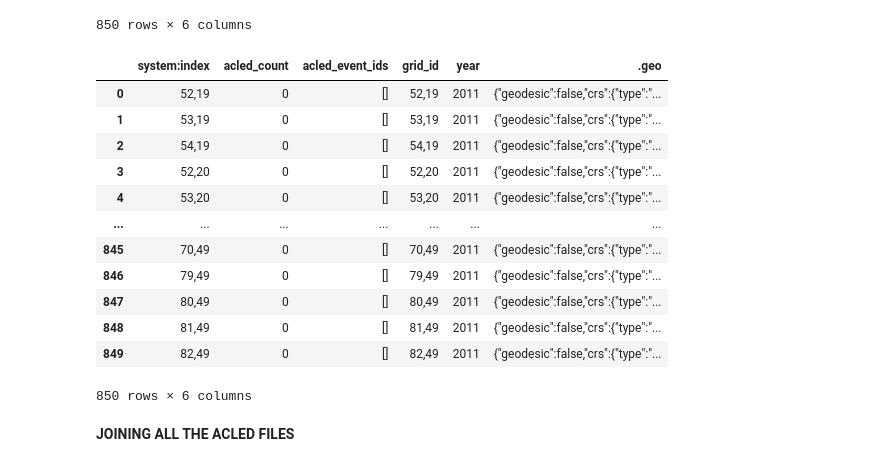
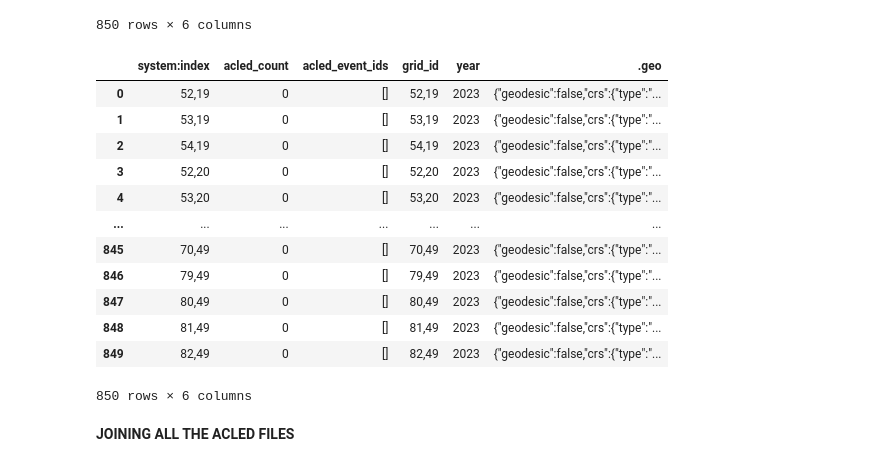
Before and after one commit to sameera006/Final_Dissertation, a Jupyter notebook: ACLED_Sudan.ipynb, the cells around one changed output. Saved outputs shown, nothing was run; the diff lists cells and outputs as text; code cells hidden in the pictures.

```diff
--- a/ACLED_Sudan.ipynb
+++ b/ACLED_Sudan.ipynb
@@ -1472,20 +1459,20 @@ acled22= pd.read_csv("data/new_acled_2000_23/ACLED_2022.csv", encoding = "latin1
 # %%
 acled23= pd.read_csv("data/new_acled_2000_23/ACLED_2023.csv", encoding = "latin1")
 # %%
-acled11
+acled23
 # %% [output]
 |  | system:index | acled_count | acled_event_ids | grid_id | year | .geo |
-| 0 | 52,19 | 0 | [] | 52,19 | 2011 | {"geodesic":false,"crs":{"type":"... |
-| 1 | 53,19 | 0 | [] | 53,19 | 2011 | {"geodesic":false,"crs":{"type":"... |
-| 2 | 54,19 | 0 | [] | 54,19 | 2011 | {"geodesic":false,"crs":{"type":"... |
-| 3 | 52,20 | 0 | [] | 52,20 | 2011 | {"geodesic":false,"crs":{"type":"... |
-| 4 | 53,20 | 0 | [] | 53,20 | 2011 | {"geodesic":false,"crs":{"type":"... |
+| 0 | 52,19 | 0 | [] | 52,19 | 2023 | {"geodesic":false,"crs":{"type":"... |
+| 1 | 53,19 | 0 | [] | 53,19 | 2023 | {"geodesic":false,"crs":{"type":"... |
+| 2 | 54,19 | 0 | [] | 54,19 | 2023 | {"geodesic":false,"crs":{"type":"... |
+| 3 | 52,20 | 0 | [] | 52,20 | 2023 | {"geodesic":false,"crs":{"type":"... |
+| 4 | 53,20 | 0 | [] | 53,20 | 2023 | {"geodesic":false,"crs":{"type":"... |
 | ... | ... | ... | ... | ... | ... | ... |
-| 845 | 70,49 | 0 | [] | 70,49 | 2011 | {"geodesic":false,"crs":{"type":"... |
-| 846 | 79,49 | 0 | [] | 79,49 | 2011 | {"geodesic":false,"crs":{"type":"... |
-| 847 | 80,49 | 0 | [] | 80,49 | 2011 | {"geodesic":false,"crs":{"type":"... |
-| 848 | 81,49 | 0 | [] | 81,49 | 2011 | {"geodesic":false,"crs":{"type":"... |
-| 849 | 82,49 | 0 | [] | 82,49 | 2011 | {"geodesic":false,"crs":{"type":"... |
+| 845 | 70,49 | 0 | [] | 70,49 | 2023 | {"geodesic":false,"crs":{"type":"... |
+| 846 | 79,49 | 0 | [] | 79,49 | 2023 | {"geodesic":false,"crs":{"type":"... |
+| 847 | 80,49 | 0 | [] | 80,49 | 2023 | {"geodesic":false,"crs":{"type":"... |
+| 848 | 81,49 | 0 | [] | 81,49 | 2023 | {"geodesic":false,"crs":{"type":"... |
+| 849 | 82,49 | 0 | [] | 82,49 | 2023 | {"geodesic":false,"crs":{"type":"... |
 850 rows × 6 columns
 # %% [markdown]
 **JOINING ALL THE ACLED FILES**
```
Also changed, not shown: parts of 29 cells of this notebook, 8 other files.
